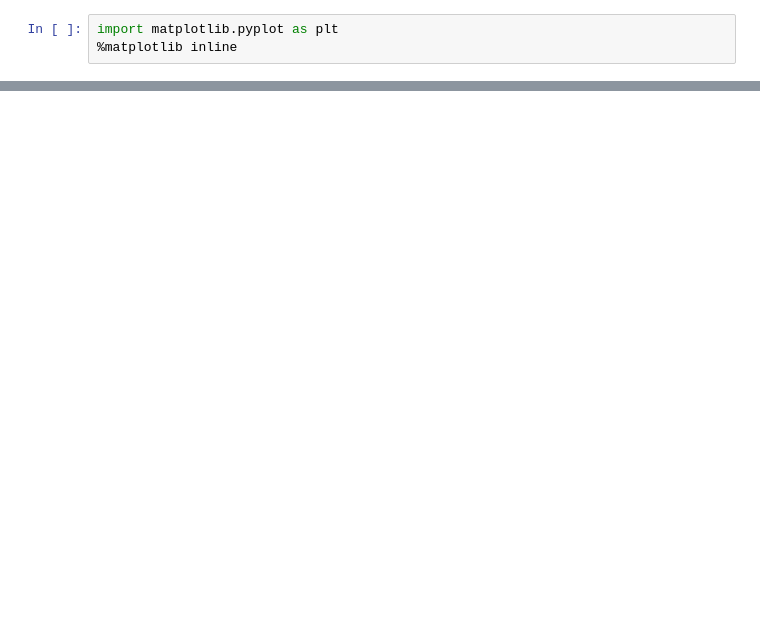
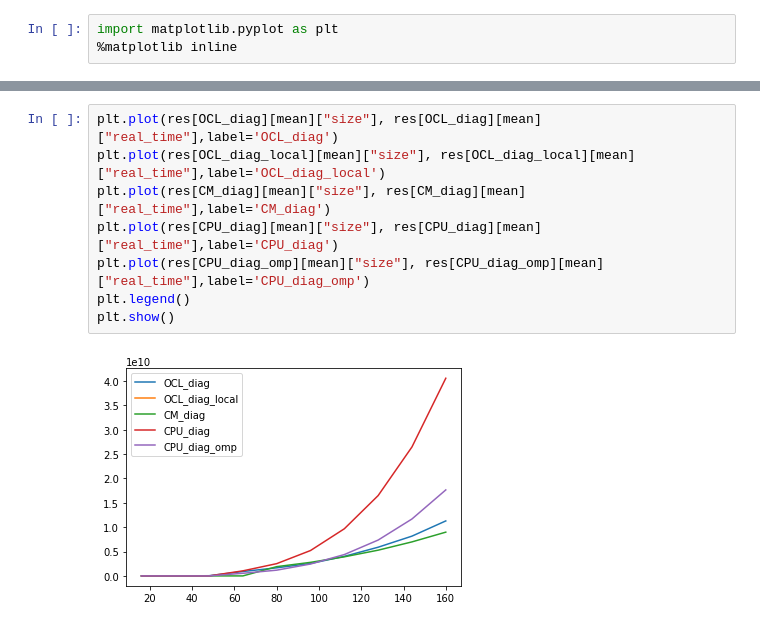
Before and after one commit to IvanTetyushkin/matrix_multiplication, a Jupyter notebook: Plot.ipynb, the cells around one changed output, grey strips where cells are left out. Drawn from its saved outputs; the diff is of its cells as text; blank space fills up the shorter version.

```diff
--- a/Plot.ipynb
+++ b/Plot.ipynb
@@ -116 +126,11 @@ import matplotlib.pyplot as plt
+# %%
+plt.plot(res[OCL_diag][mean]["size"], res[OCL_diag][mean]["real_time"],label='OCL_diag')
+plt.plot(res[OCL_diag_local][mean]["size"], res[OCL_diag_local][mean]["real_time"],label='OCL_diag_local')
+plt.plot(res[CM_diag][mean]["size"], res[CM_diag][mean]["real_time"],label='CM_diag')
+plt.plot(res[CPU_diag][mean]["size"], res[CPU_diag][mean]["real_time"],label='CPU_diag')
+plt.plot(res[CPU_diag_omp][mean]["size"], res[CPU_diag_omp][mean]["real_time"],label='CPU_diag_omp')
+plt.legend()
+plt.show()
+# %% [output]
+[figure, added]
 # %%
```
Also changed, not shown: parts of 7 cells of this notebook, 29 other files.
